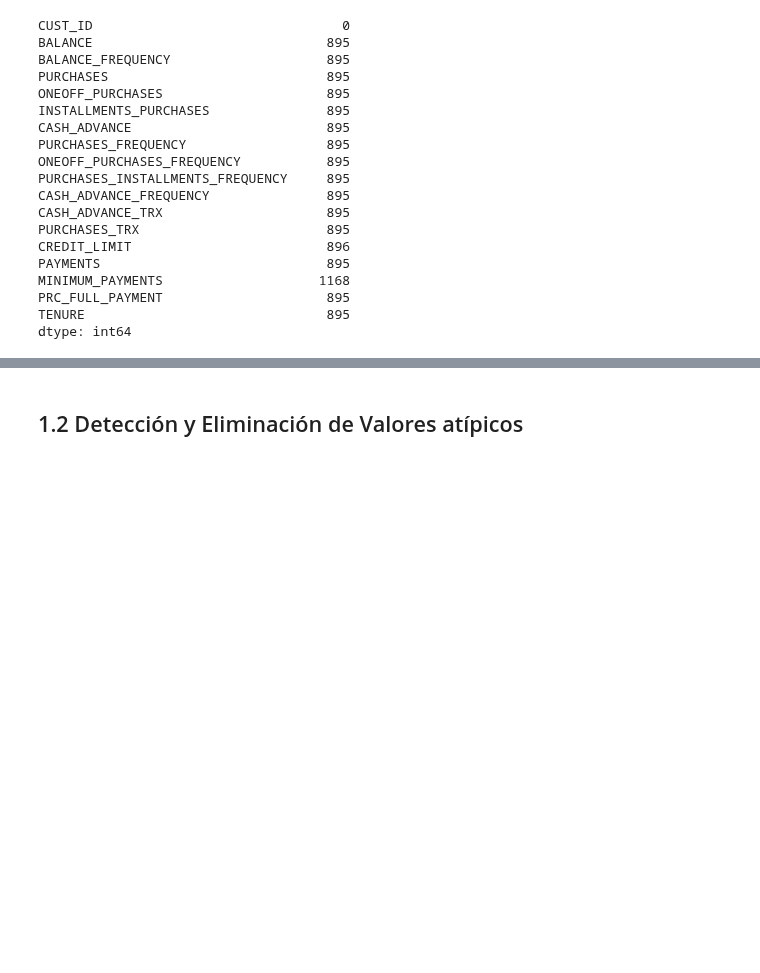
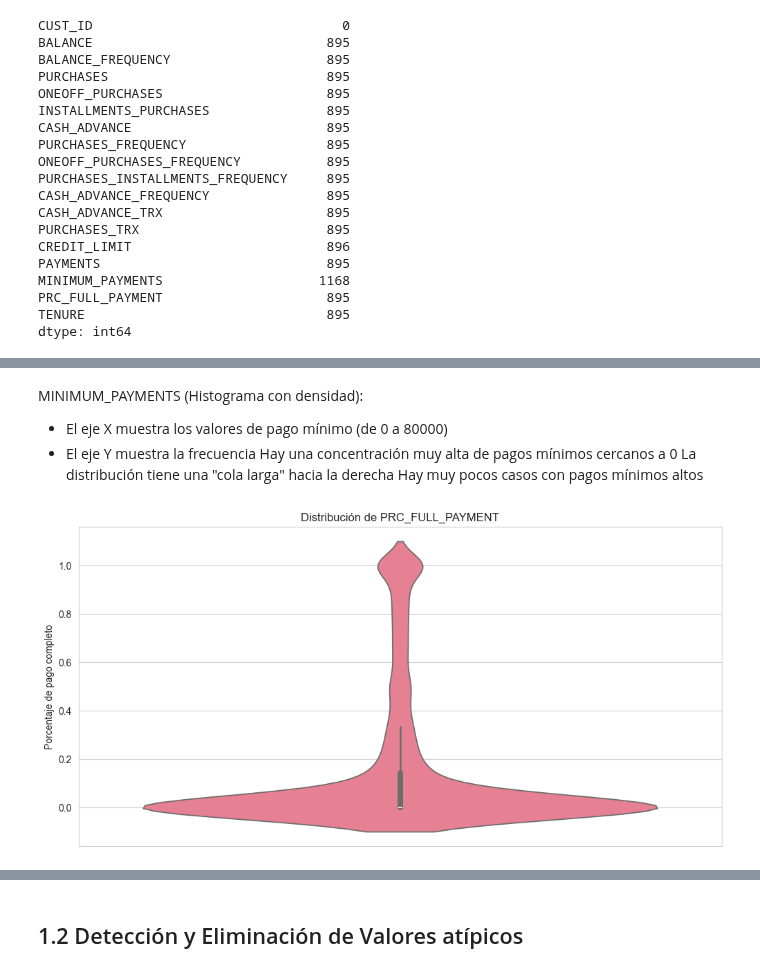
Before and after one commit to WSmithDR/espol-bootcamp-data_science, a Jupyter notebook: Plantilla_Proyecto.ipynb, the cells around one changed output, grey strips where cells are left out. Drawn from its saved outputs; the diff is of its cells as text; code cells hidden in the pictures; blank space fills up the shorter version.

```diff
--- a/Plantilla_Proyecto.ipynb
+++ b/Plantilla_Proyecto.ipynb
@@ -82,0 +350,16 @@ df.describe()
+# %% [markdown]
+MINIMUM_PAYMENTS (Histograma con densidad):
+* El eje X muestra los valores de pago mínimo (de 0 a 80000)
+* El eje Y muestra la frecuencia
+Hay una concentración muy alta de pagos mínimos cercanos a 0
+La distribución tiene una "cola larga" hacia la derecha
+Hay muy pocos casos con pagos mínimos altos
+# %%
+# Para PRC_FULL_PAYMENT (variable de proporción entre 0 y 1)
+plt.figure(figsize=(12, 6))
+sns.violinplot(y=df2_imputado['PRC_FULL_PAYMENT'])  # Violin plot muestra mejor la densidad
+plt.title('Distribución de PRC_FULL_PAYMENT')
+plt.ylabel('Porcentaje de pago completo')
+plt.show()
+# %% [output]
+[figure, added]
```
Also changed, not shown: parts of 51 cells of this notebook, 2 other files.
